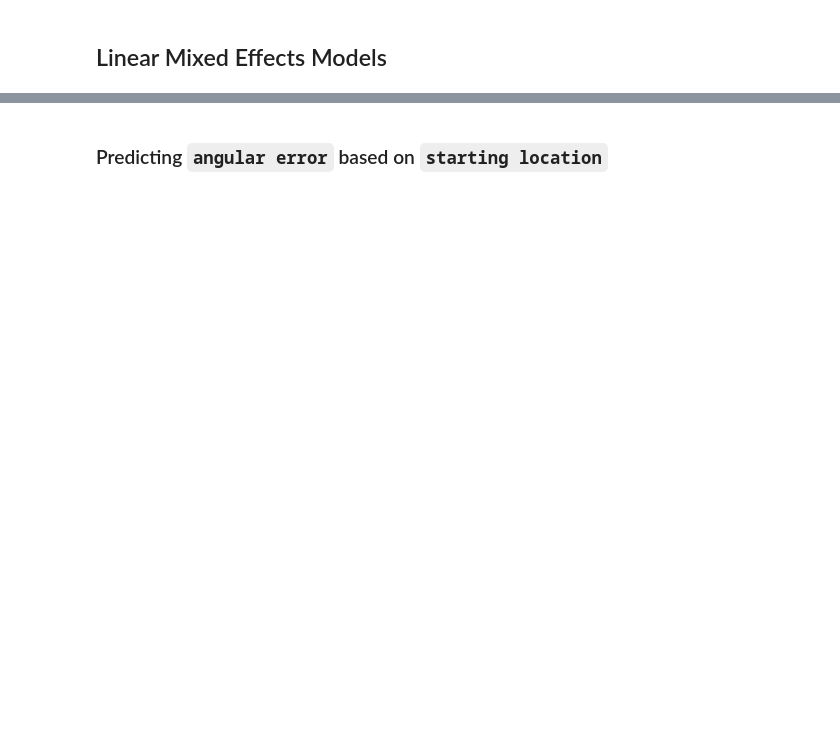
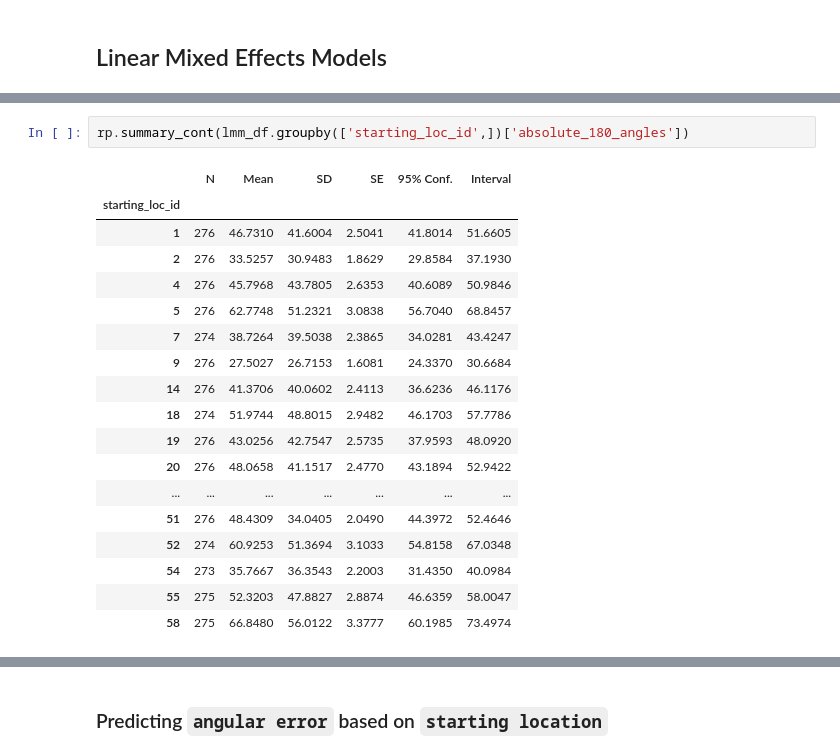
Before and after one commit to nora-maleki/humanA-pointing-task-analysis, a Jupyter notebook: analyses/01_main/03_analysis.ipynb, the cells around one changed output, grey strips where cells are left out. Saved outputs shown, nothing was run; the diff lists cells and outputs as text; blank space fills up the shorter version.

```diff
--- a/analyses/01_main/03_analysis.ipynb
+++ b/analyses/01_main/03_analysis.ipynb
@@ -45,0 +88,21 @@ lmer_df.head()
+# %%
+rp.summary_cont(lmm_df.groupby(['starting_loc_id',])['absolute_180_angles'])
+# %% [output]
+|  | N | Mean | SD | SE | 95% Conf. | Interval |
+| starting_loc_id |  |  |  |  |  |  |
+| 1 | 276 | 46.7310 | 41.6004 | 2.5041 | 41.8014 | 51.6605 |
+| 2 | 276 | 33.5257 | 30.9483 | 1.8629 | 29.8584 | 37.1930 |
+| 4 | 276 | 45.7968 | 43.7805 | 2.6353 | 40.6089 | 50.9846 |
+| 5 | 276 | 62.7748 | 51.2321 | 3.0838 | 56.7040 | 68.8457 |
+| 7 | 274 | 38.7264 | 39.5038 | 2.3865 | 34.0281 | 43.4247 |
+| 9 | 276 | 27.5027 | 26.7153 | 1.6081 | 24.3370 | 30.6684 |
+| 14 | 276 | 41.3706 | 40.0602 | 2.4113 | 36.6236 | 46.1176 |
+| 18 | 274 | 51.9744 | 48.8015 | 2.9482 | 46.1703 | 57.7786 |
+| 19 | 276 | 43.0256 | 42.7547 | 2.5735 | 37.9593 | 48.0920 |
+| 20 | 276 | 48.0658 | 41.1517 | 2.4770 | 43.1894 | 52.9422 |
+| ... | ... | ... | ... | ... | ... | ... |
+| 51 | 276 | 48.4309 | 34.0405 | 2.0490 | 44.3972 | 52.4646 |
+| 52 | 274 | 60.9253 | 51.3694 | 3.1033 | 54.8158 | 67.0348 |
+| 54 | 273 | 35.7667 | 36.3543 | 2.2003 | 31.4350 | 40.0984 |
+| 55 | 275 | 52.3203 | 47.8827 | 2.8874 | 46.6359 | 58.0047 |
+| 58 | 275 | 66.8480 | 56.0122 | 3.3777 | 60.1985 | 73.4974 |
```
Also changed, not shown: parts of 10 cells of this notebook.
